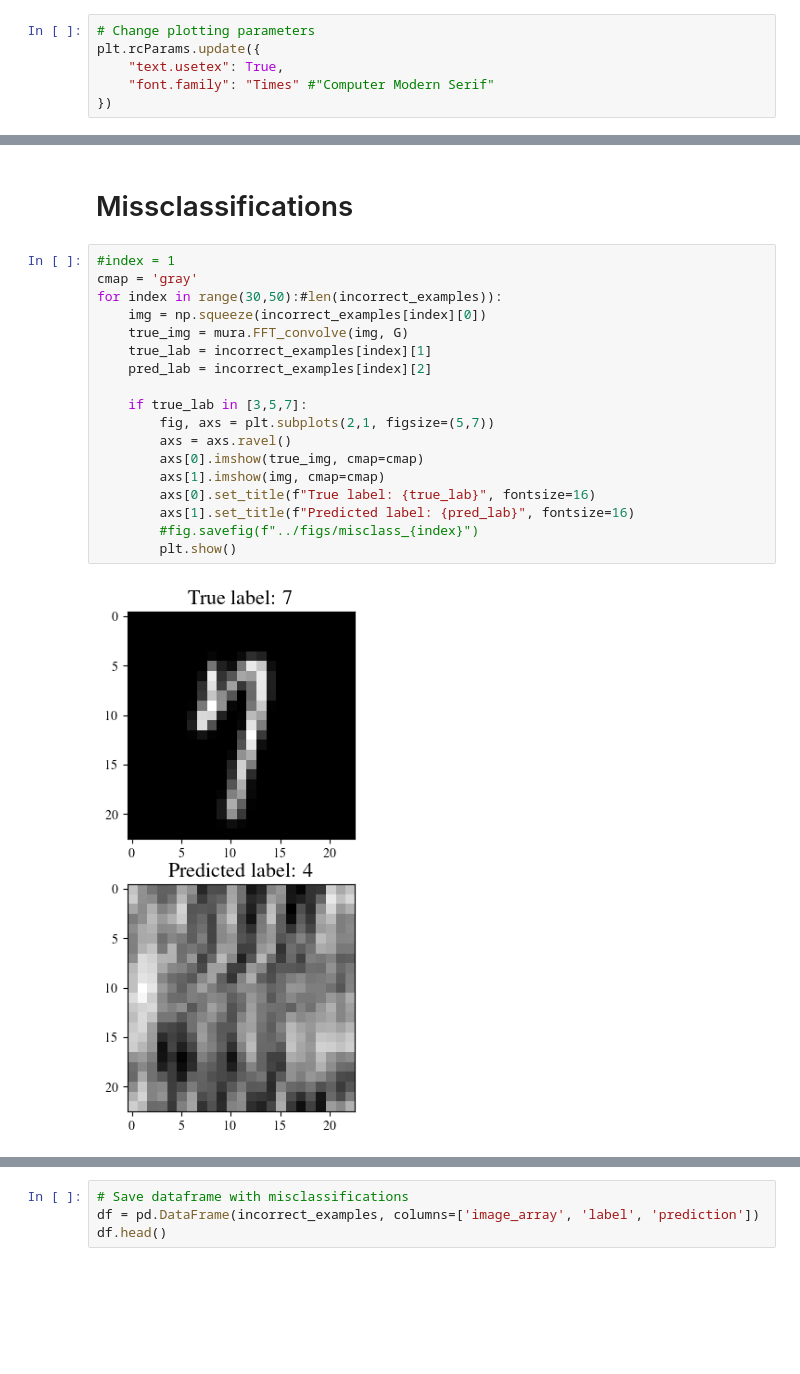
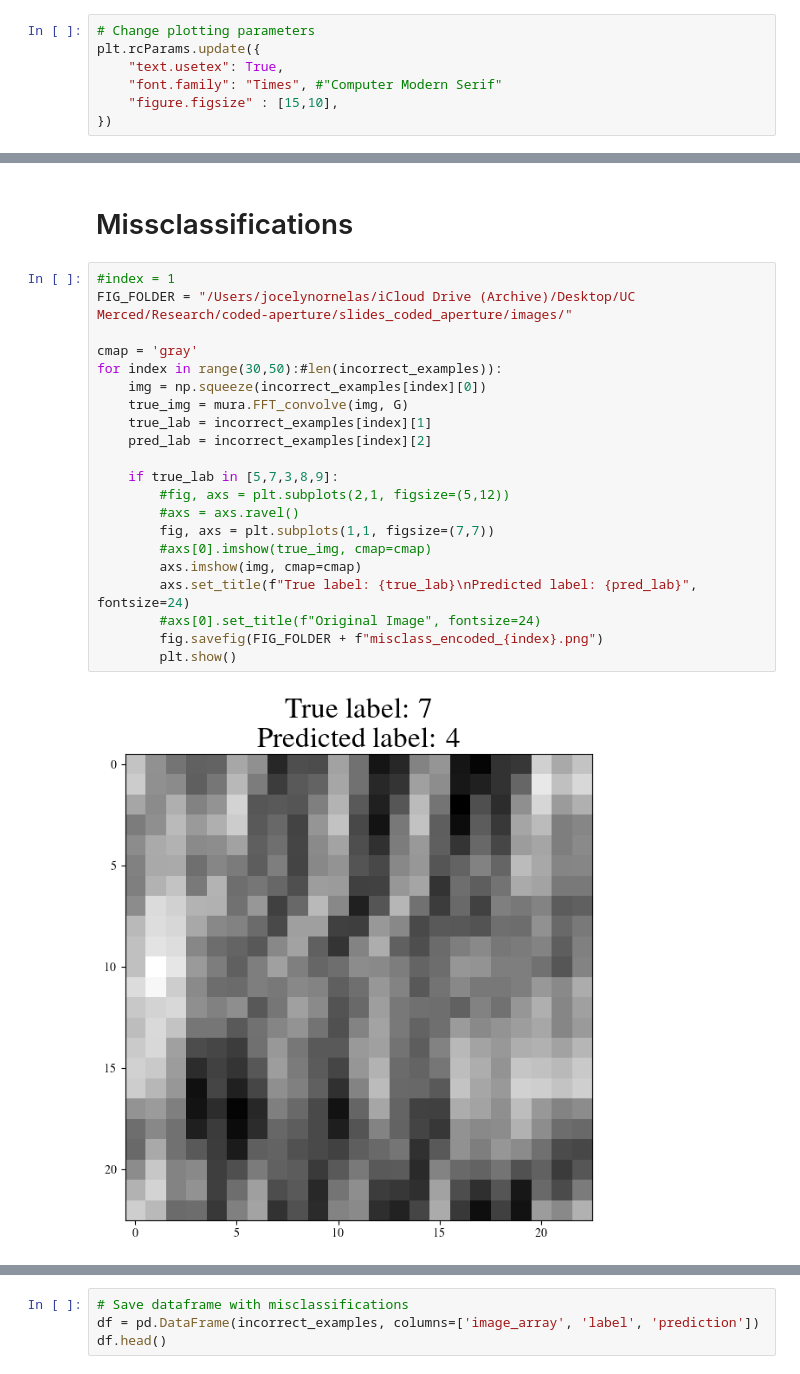
Before and after one commit to jornelasmunoz/UCM_Undergraduate_Research, a Jupyter notebook: jornelasmunoz/notebooks/Classification Model.ipynb, the cells around one changed output, grey strips where cells are left out. Drawn from its saved outputs; the diff is of its cells as text; blank space fills up the shorter version.

```diff
--- a/jornelasmunoz/notebooks/Classification Model.ipynb
+++ b/jornelasmunoz/notebooks/Classification Model.ipynb
@@ -31,7 +31,8 @@ Using path =  /Users/jocelynornelas/iCloud Drive (Archive)/Desktop/UC Merced/Res
 # Change plotting parameters
 plt.rcParams.update({
     "text.usetex": True,
-    "font.family": "Times" #"Computer Modern Serif"
+    "font.family": "Times", #"Computer Modern Serif"
+    "figure.figsize" : [15,10],
 })
 # %%
 device = "cuda" if torch.cuda.is_available() else "cpu"
@@ -265,21 +266,24 @@ Accuracy for class:     9 is 94.450 %
 # Missclassifications
 # %%
 #index = 1
+FIG_FOLDER = "/Users/jocelynornelas/iCloud Drive (Archive)/Desktop/UC Merced/Research/coded-aperture/slides_coded_aperture/images/"
+
 cmap = 'gray'
 for index in range(30,50):#len(incorrect_examples)):
     img = np.squeeze(incorrect_examples[index][0])
     true_img = mura.FFT_convolve(img, G)
     true_lab = incorrect_examples[index][1]
     pred_lab = incorrect_examples[index][2]
 
-    if true_lab in [3,5,7]:
-        fig, axs = plt.subplots(2,1, figsize=(5,7))
-        axs = axs.ravel()
-        axs[0].imshow(true_img, cmap=cmap)
-        axs[1].imshow(img, cmap=cmap)
-        axs[0].set_title(f"True label: {true_lab}", fontsize=16)
-        axs[1].set_title(f"Predicted label: {pred_lab}", fontsize=16)
-        #fig.savefig(f"../figs/misclass_{index}")
+    if true_lab in [5,7,3,8,9]:
+        #fig, axs = plt.subplots(2,1, figsize=(5,12))
+        #axs = axs.ravel()
+        fig, axs = plt.subplots(1,1, figsize=(7,7))
+        #axs[0].imshow(true_img, cmap=cmap)
+        axs.imshow(img, cmap=cmap)
+        axs.set_title(f"True label: {true_lab}\nPredicted label: {pred_lab}", fontsize=24)
+        #axs[0].set_title(f"Original Image", fontsize=24)
+        fig.savefig(FIG_FOLDER + f"misclass_encoded_{index}.png")
         plt.show()
 # %% [output]
-[figure, old version]
+[figure, new version]
```
Also changed, not shown: parts of 4 cells of this notebook, 49 other files.
